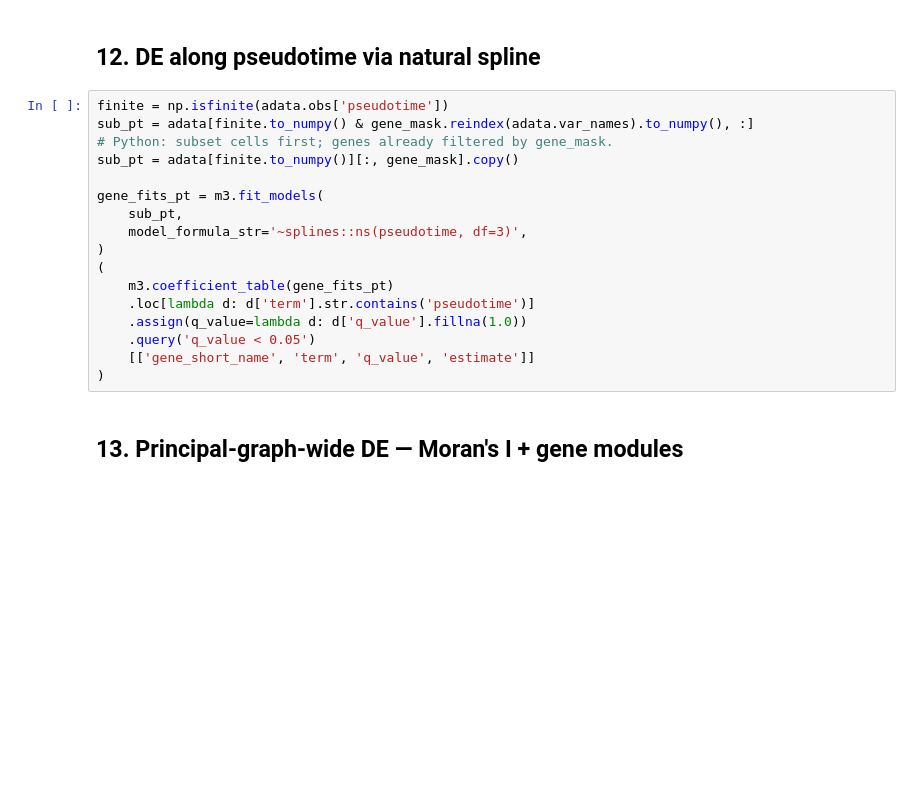
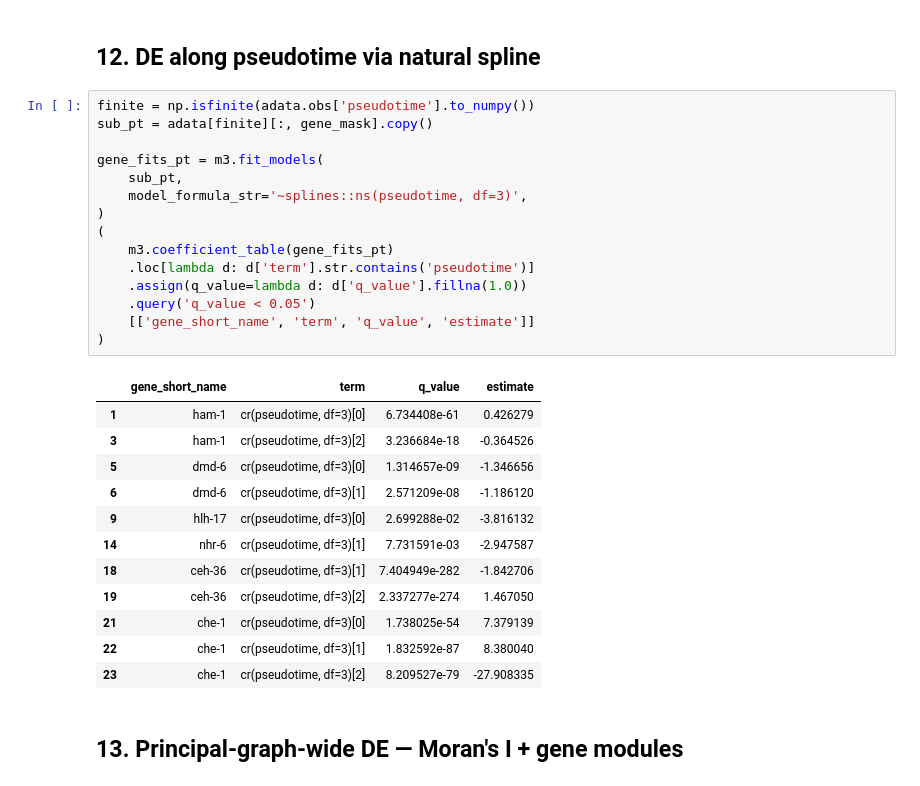
Before and after one commit to Bio-Babel/Monocle3-python, a Jupyter notebook: tutorials/c_elegans_embryo_v2.ipynb, the cells around one changed output. Cells and saved outputs as stored; diff of their text form; blank space fills up the shorter version.

```diff
--- a/tutorials/c_elegans_embryo_v2.ipynb
+++ b/tutorials/c_elegans_embryo_v2.ipynb
@@ -150,22 +262,33 @@ m3.compare_models(time_batch_models, time_models)[['gene_id', 'q_value']]
 # %% [markdown]
 ## 12. DE along pseudotime via natural spline
 # %%
-finite = np.isfinite(adata.obs['pseudotime'])
-sub_pt = adata[finite.to_numpy() & gene_mask.reindex(adata.var_names).to_numpy(), :]
-# Python: subset cells first; genes already filtered by gene_mask.
-sub_pt = adata[finite.to_numpy()][:, gene_mask].copy()
+finite = np.isfinite(adata.obs['pseudotime'].to_numpy())
+sub_pt = adata[finite][:, gene_mask].copy()
 
 gene_fits_pt = m3.fit_models(
     sub_pt,
     model_formula_str='~splines::ns(pseudotime, df=3)',
 )
 (
     m3.coefficient_table(gene_fits_pt)
     .loc[lambda d: d['term'].str.contains('pseudotime')]
     .assign(q_value=lambda d: d['q_value'].fillna(1.0))
     .query('q_value < 0.05')
     [['gene_short_name', 'term', 'q_value', 'estimate']]
 )
+# %% [output]
+|  | gene_short_name | term | q_value | estimate |
+| 1 | ham-1 | cr(pseudotime, df=3)[0] | 6.734408e-61 | 0.426279 |
+| 3 | ham-1 | cr(pseudotime, df=3)[2] | 3.236684e-18 | -0.364526 |
+| 5 | dmd-6 | cr(pseudotime, df=3)[0] | 1.314657e-09 | -1.346656 |
+| 6 | dmd-6 | cr(pseudotime, df=3)[1] | 2.571209e-08 | -1.186120 |
+| 9 | hlh-17 | cr(pseudotime, df=3)[0] | 2.699288e-02 | -3.816132 |
+| 14 | nhr-6 | cr(pseudotime, df=3)[1] | 7.731591e-03 | -2.947587 |
+| 18 | ceh-36 | cr(pseudotime, df=3)[1] | 7.404949e-282 | -1.842706 |
+| 19 | ceh-36 | cr(pseudotime, df=3)[2] | 2.337277e-274 | 1.467050 |
+| 21 | che-1 | cr(pseudotime, df=3)[0] | 1.738025e-54 | 7.379139 |
+| 22 | che-1 | cr(pseudotime, df=3)[1] | 1.832592e-87 | 8.380040 |
+| 23 | che-1 | cr(pseudotime, df=3)[2] | 8.209527e-79 | -27.908335 |
 # %% [markdown]
 ## 13. Principal-graph-wide DE — Moran's I + gene modules
 # %%
```
Also changed, not shown: parts of 28 cells of this notebook, 1 other file.
